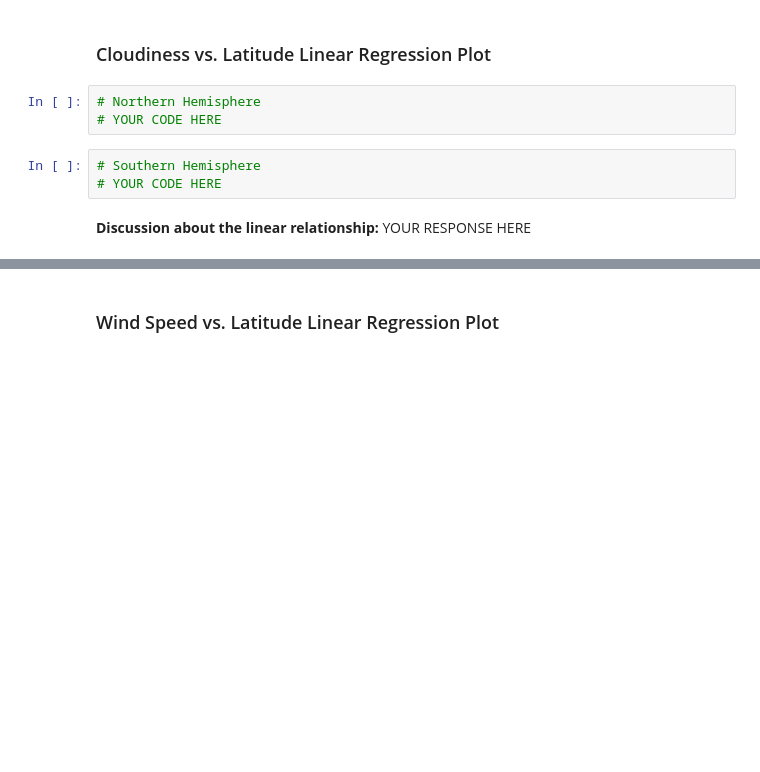
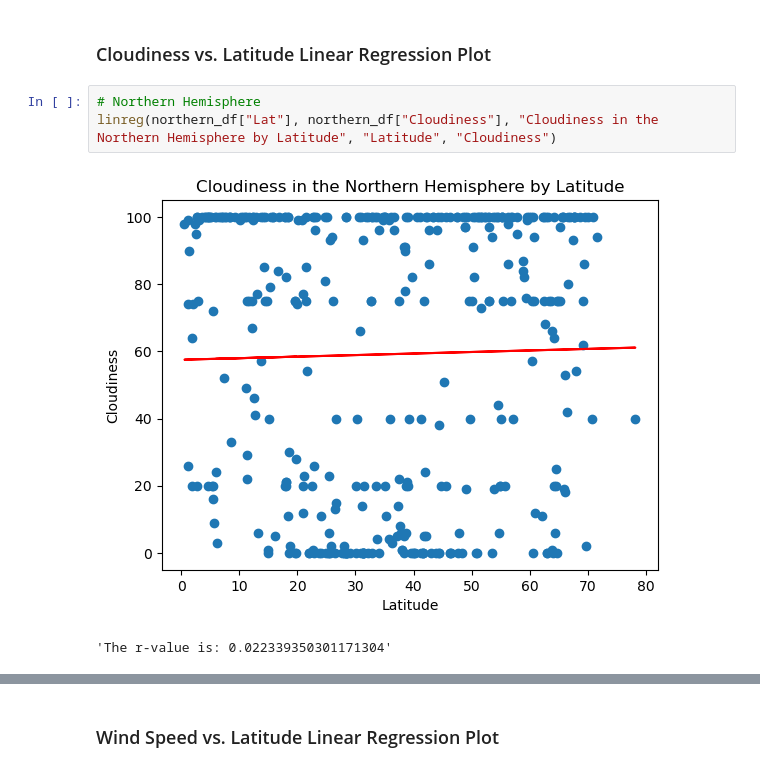
Before and after one commit to atulshi/python-api-challenge, a Jupyter notebook: WeatherPy/WeatherPy.ipynb, the cells around one changed output, grey strips where cells are left out. Saved outputs shown, nothing was run; the diff lists cells and outputs as text; blank space fills up the shorter version.

```diff
--- a/WeatherPy/WeatherPy.ipynb
+++ b/WeatherPy/WeatherPy.ipynb
@@ -345,11 +346,9 @@ linreg(southern_df["Lat"], southern_df["Humidity"], "Humidity in the Southern He
 The calculated r value for both the data sets are closer towards zero. It suggest that, the relation of humidity with latitude is minimal. There are other factors beside latitude that have significant impact on the humidity of the geographical location.
 # %% [markdown]
 ### Cloudiness vs. Latitude Linear Regression Plot
-# %%
-# Northern Hemisphere
-# YOUR CODE HERE
-# %%
-# Southern Hemisphere
-# YOUR CODE HERE
-# %% [markdown]
-**Discussion about the linear relationship:** YOUR RESPONSE HERE
+# %%
+# Northern Hemisphere
+linreg(northern_df["Lat"], northern_df["Cloudiness"], "Cloudiness in the Northern Hemisphere by Latitude", "Latitude", "Cloudiness")
+# %% [output]
+[figure, added]
+'The r-value is: 0.022339350301171304'
```
Also changed, not shown: parts of 8 cells of this notebook.
